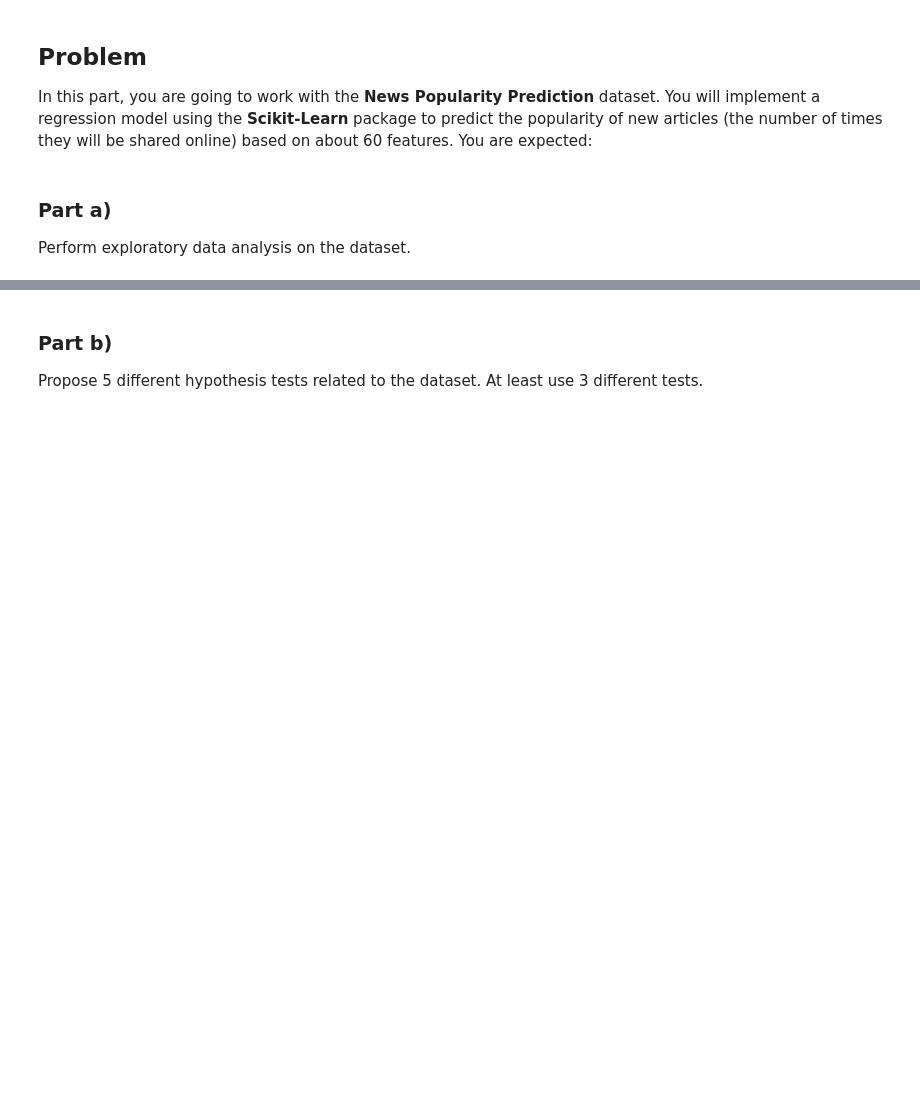
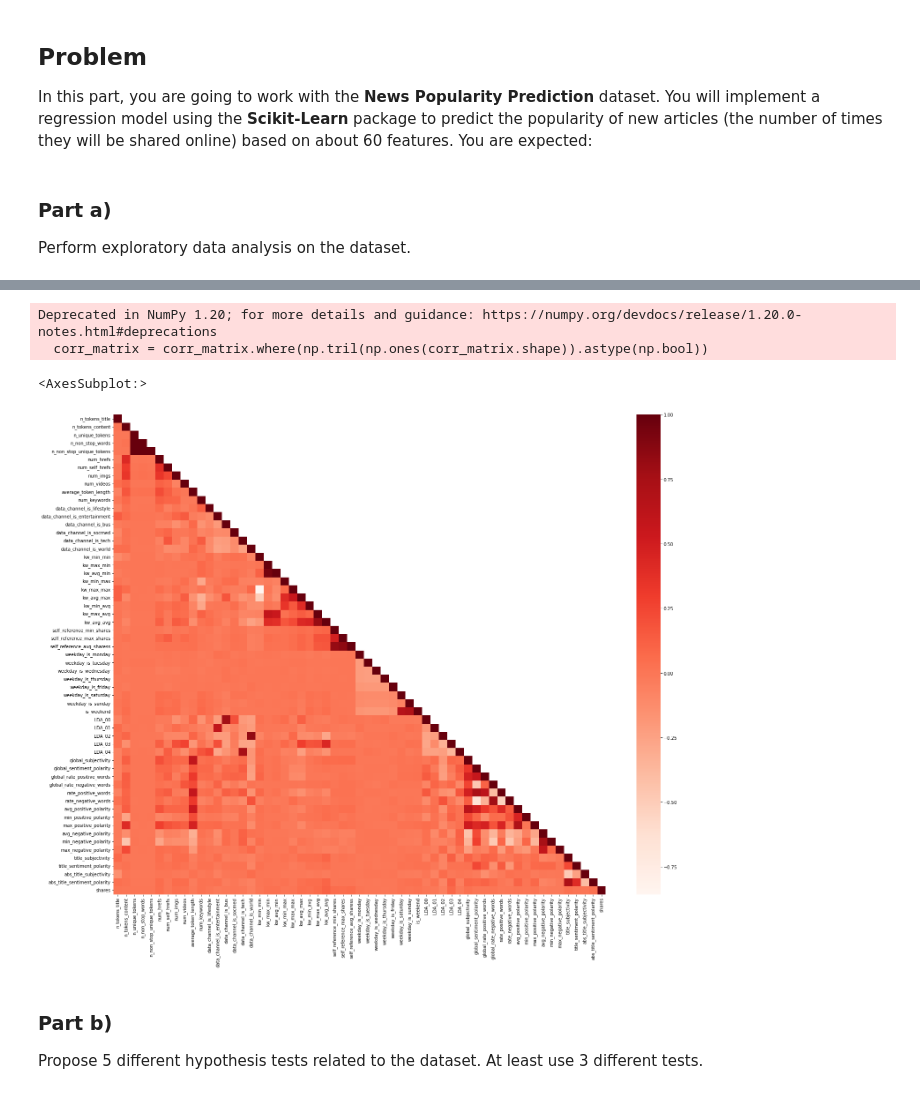
Before and after one commit to MohammadRouintan/Online-News-Popularity-Regression, a Jupyter notebook: ONPR.ipynb, the cells around one changed output, grey strips where cells are left out. Saved outputs shown, nothing was run; the diff lists cells and outputs as text; code cells hidden in the pictures; blank space fills up the shorter version.

```diff
--- a/ONPR.ipynb
+++ b/ONPR.ipynb
@@ -16,0 +100,2 @@ Perform exploratory data analysis on the dataset.
+# %%
+corr_matrix = onp.corr()
@@ -17,3 +123,12 @@ Perform exploratory data analysis on the dataset.
+# %%
+plt.figure(figsize=(25, 20))
+corr_matrix = corr_matrix.where(np.tril(np.ones(corr_matrix.shape)).astype(np.bool))
+sns.heatmap(corr_matrix, cmap='Reds')
+# %% [output]
+Deprecated in NumPy 1.20; for more details and guidance: https://numpy.org/devdocs/release/1.20.0-notes.html#deprecations
+  corr_matrix = corr_matrix.where(np.tril(np.ones(corr_matrix.shape)).astype(np.bool))
+<AxesSubplot:>
+[figure, added]
 # %% [markdown]
 ### Part b)
 Propose 5 different hypothesis tests related to the dataset. At least use 3 different tests.
```
Also changed, not shown: parts of 9 cells of this notebook.
